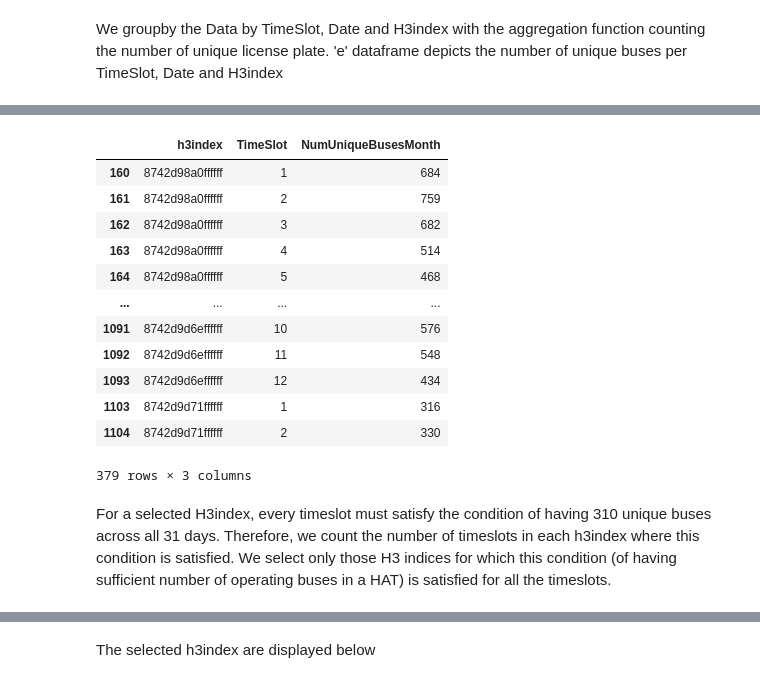
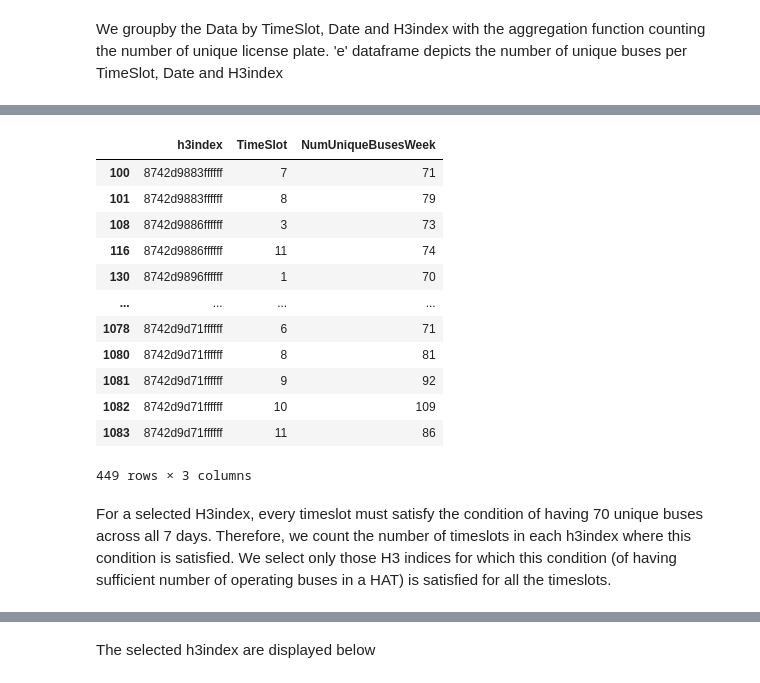
Before and after one commit to datakaveri/sandbox-itms-dp-1, a Jupyter notebook: DP-on-ITMS-Data.ipynb, the cells around one changed output, grey strips where cells are left out. Saved outputs shown, nothing was run; the diff lists cells and outputs as text; code cells hidden in the pictures.

```diff
--- a/DP-on-ITMS-Data.ipynb
+++ b/DP-on-ITMS-Data.ipynb
@@ -241,12 +125,12 @@ dataNovDec = dataNovDec[(dataNovDec['hour']>= BeginHour) & (dataNovDec['hour']<
 # %% [markdown]
 ### Create TimeSlots based on TimeSlotResolution
 # %%
-dataNovDec['TimeStamp'] = (dataNovDec['hour'] - BeginHour)*60 + dataNovDec['minute']
+dataNov2021['TimeStamp'] = (dataNov2021['hour'] - BeginHour)*60 + dataNov2021['minute']
 
 # Use the Time Slot Resolution (TSR_minutes) value loaded from the config file
-dataNovDec['TimeSlot'] = dataNovDec['TimeStamp'].floordiv(TSR_minutes, fill_value=0) + 1
+dataNov2021['TimeSlot'] = TimeStamp.floordiv(TSR_minutes, fill_value=0) + 1
 
-dataNovDec.drop(columns = ['hour','minute','TimeStamp','location.coordinates','observationDateTime','Time'], inplace = True)
+dataNov2021.drop(columns = ['hour','minute','TimeStamp','observationDateTime','Time'], inplace = True)
 
 TotalTimeSlots = np.ceil(((EndHour - BeginHour)*60)/TSR_minutes)
 TotalTimeSlots
@@ -258,3 +160,3 @@ TotalTimeSlots
 # %%
-dataNovDec['HAT'] = dataNovDec['TimeSlot'].astype(str) + '-' + dataNovDec['h3index']
+dataNov2021['HAT'] = dataNov2021['TimeSlot'].astype(str) + '-' + dataNov2021['h3index']
 # %%
@@ -292,8 +187,7 @@ data = dataNovDec[(dataNovDec['Date']>= start_date) & (dataNovDec['Date'] <= end
 # %% [markdown]
 The H3indices are given below and the number of H3indices are mentioned below too
 # %%
-data1 = data
+data1 = dataNov2021
 h3index = data1['h3index'].unique()
-print(h3index)
 print(len(h3index))
 # %% [output]
@@ -339,7 +217,7 @@ The 'e' dataframe is now grouped as the sum of license_plate across dates. There
 # %%
 f = e.groupby(['h3index','TimeSlot']).agg({'NumUniqueBusesDay': 'sum'}).reset_index()
-#We will rename the column NumUniqueBusesDay to NumUniqueBusesMonth because
-# we have summed the number of unique buses for the entire month
-f.rename(columns = {'NumUniqueBusesDay':'NumUniqueBusesMonth'}, inplace = True)
+#We will rename the column NumUniqueBusesDay to NumUniqueBusesWeek because
+# we have summed the number of unique buses for the entire week
+f.rename(columns = {'NumUniqueBusesDay':'NumUniqueBusesWeek'}, inplace = True)
 f
 # %% [output]
@@ -368,23 +246,23 @@ NumDays
 # %%
 limit = NumDays* min_bus_per_HAT
-g = f[f['NumUniqueBusesMonth']>=limit]
+g = f[f['NumUniqueBusesWeek']>=limit]
 g
 # %% [output]
-|  | h3index | TimeSlot | NumUniqueBusesMonth |
-| 160 | 8742d98a0ffffff | 1 | 684 |
-| 161 | 8742d98a0ffffff | 2 | 759 |
-| 162 | 8742d98a0ffffff | 3 | 682 |
-| 163 | 8742d98a0ffffff | 4 | 514 |
-| 164 | 8742d98a0ffffff | 5 | 468 |
+|  | h3index | TimeSlot | NumUniqueBusesWeek |
+| 100 | 8742d9883ffffff | 7 | 71 |
+| 101 | 8742d9883ffffff | 8 | 79 |
+| 108 | 8742d9886ffffff | 3 | 73 |
+| 116 | 8742d9886ffffff | 11 | 74 |
+| 130 | 8742d9896ffffff | 1 | 70 |
 | ... | ... | ... | ... |
-| 1091 | 8742d9d6effffff | 10 | 576 |
-| 1092 | 8742d9d6effffff | 11 | 548 |
-| 1093 | 8742d9d6effffff | 12 | 434 |
-| 1103 | 8742d9d71ffffff | 1 | 316 |
-| 1104 | 8742d9d71ffffff | 2 | 330 |
+| 1078 | 8742d9d71ffffff | 6 | 71 |
+| 1080 | 8742d9d71ffffff | 8 | 81 |
+| 1081 | 8742d9d71ffffff | 9 | 92 |
+| 1082 | 8742d9d71ffffff | 10 | 109 |
+| 1083 | 8742d9d71ffffff | 11 | 86 |
-379 rows × 3 columns
+449 rows × 3 columns
 # %% [markdown]
-For a selected H3index, every timeslot must satisfy the condition of having 310 unique buses across all 31 days. Therefore, we count the number of timeslots in each h3index where this condition is satisfied. We select only those H3 indices for which this condition (of having sufficient number of operating buses in a HAT) is satisfied for all the timeslots.
+For a selected H3index, every timeslot must satisfy the condition of having 70 unique buses across all 7 days. Therefore, we count the number of timeslots in each h3index where this condition is satisfied. We select only those H3 indices for which this condition (of having sufficient number of operating buses in a HAT) is satisfied for all the timeslots.
 # %%
 h = g.groupby('h3index').agg({'TimeSlot':'count'}).reset_index()
 # NumTimeSlots shows the number of Time Slots (for a given H3 index) that has sufficient number of buses
```
Also changed, not shown: parts of 84 cells of this notebook.
